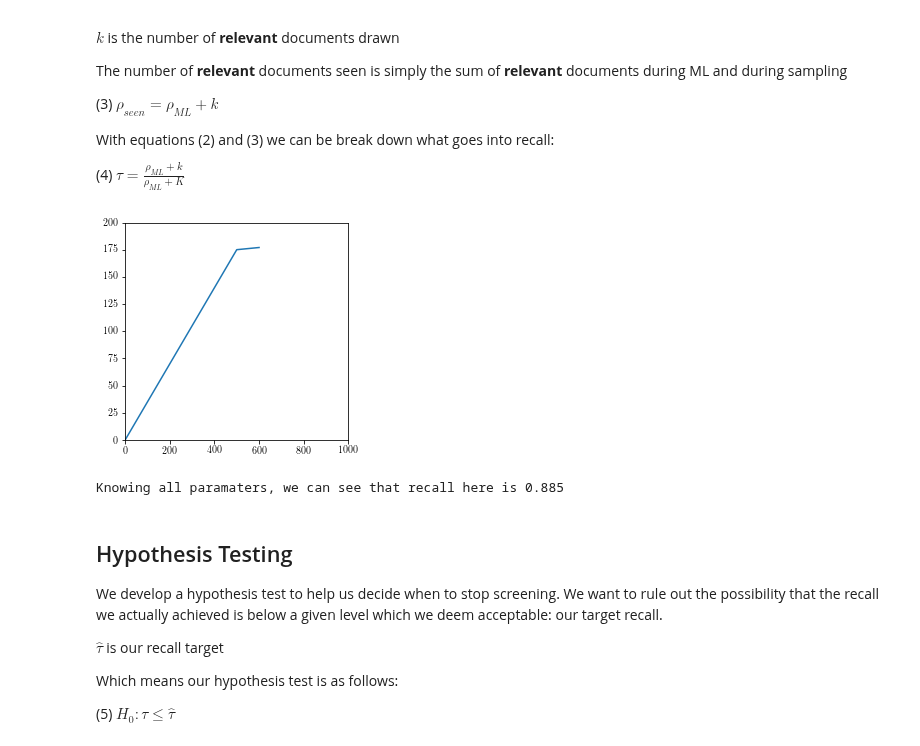
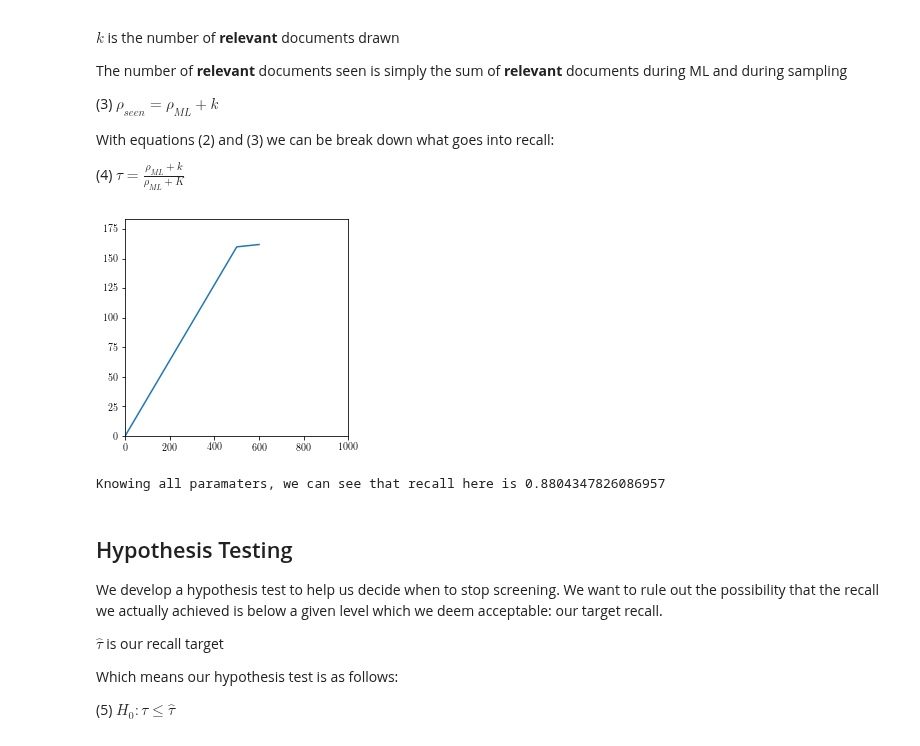
Before and after one commit to mcallaghan/rapid-screening, a Jupyter notebook: analysis/hyper_criteria_theory.ipynb, the cells around one changed output. Saved outputs shown, nothing was run; the diff lists cells and outputs as text; code cells hidden in the pictures.

```diff
--- a/analysis/hyper_criteria_theory.ipynb
+++ b/analysis/hyper_criteria_theory.ipynb
@@ -36,8 +36,8 @@ $\tau$ is **Recall**, this is defined by the proportion of total **relevant** do
 We set these up with some hypothetical values, and define a function to estimate recall
 # %%
 N_T = 1000
-r_tot = 200
-r_seen = 175
+r_tot = 184
+r_seen = 160
 
 def get_recall(r_seen, r_tot):
     return r_seen/r_tot
@@ -80,32 +80,32 @@ With equations (2) and (3) we can be break down what goes into recall:
 
 (4) $\tau = \frac{\rho_{ML}+k}{\rho_{ML}+K}$
 # %%
-# Lets start with a situation where we have seen half the documents, and 95% of relevant documents
+# Lets start with a situation where we have seen half the documents, and ~85% of relevant documents
 N_ML = 500
-r_ML = 175
+r_ML = 160
 N_s = N_T - N_ML
 K = r_tot - r_ML
 
 # And imagine that we sample 100 further documents and observe 2 relevant documents
 n = 100
 k = 2
 
 r_seen = r_ML + k
 
 tau = (r_ML+k)/(r_ML+K)
 
 #let's plot our progress in machine learning, and since the random sample started
 fig, ax = plt.subplots(figsize=(4,4))
 ax.plot([0,N_ML, N_s+n],[0,r_ML, r_seen])
 ax.set_xlim(0,N_T)
 ax.set_ylim(0,r_tot)
 
 plt.show()
 
 print(f"Knowing all paramaters, we can see that recall here is {tau}")
 # %% [output]
-[figure, old version]
+[figure, new version]
-Knowing all paramaters, we can see that recall here is 0.885
+Knowing all paramaters, we can see that recall here is 0.8804347826086957
 # %% [markdown]
 ## Hypothesis Testing
 
```
Also changed, not shown: parts of 10 cells of this notebook, 6 other files.
